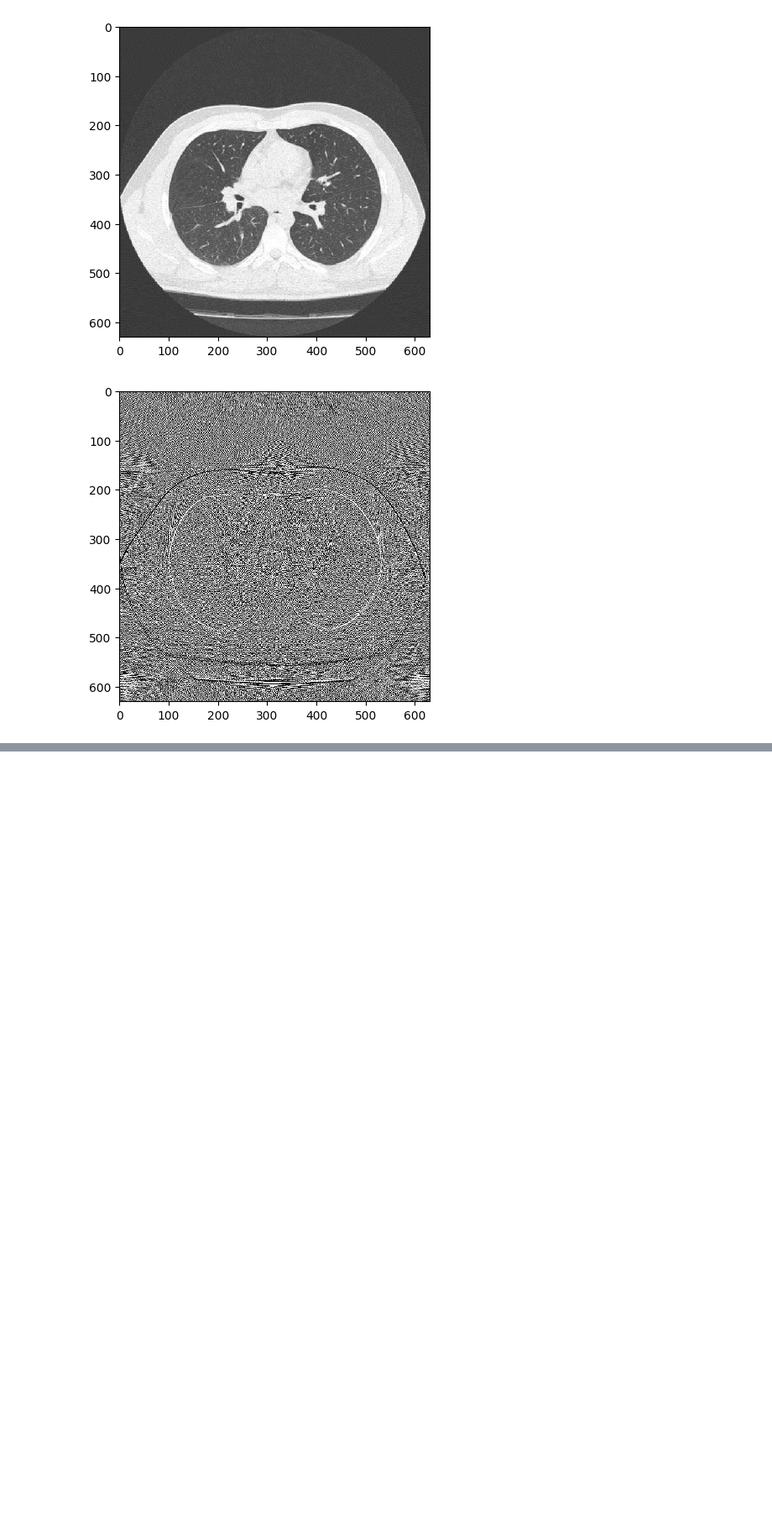
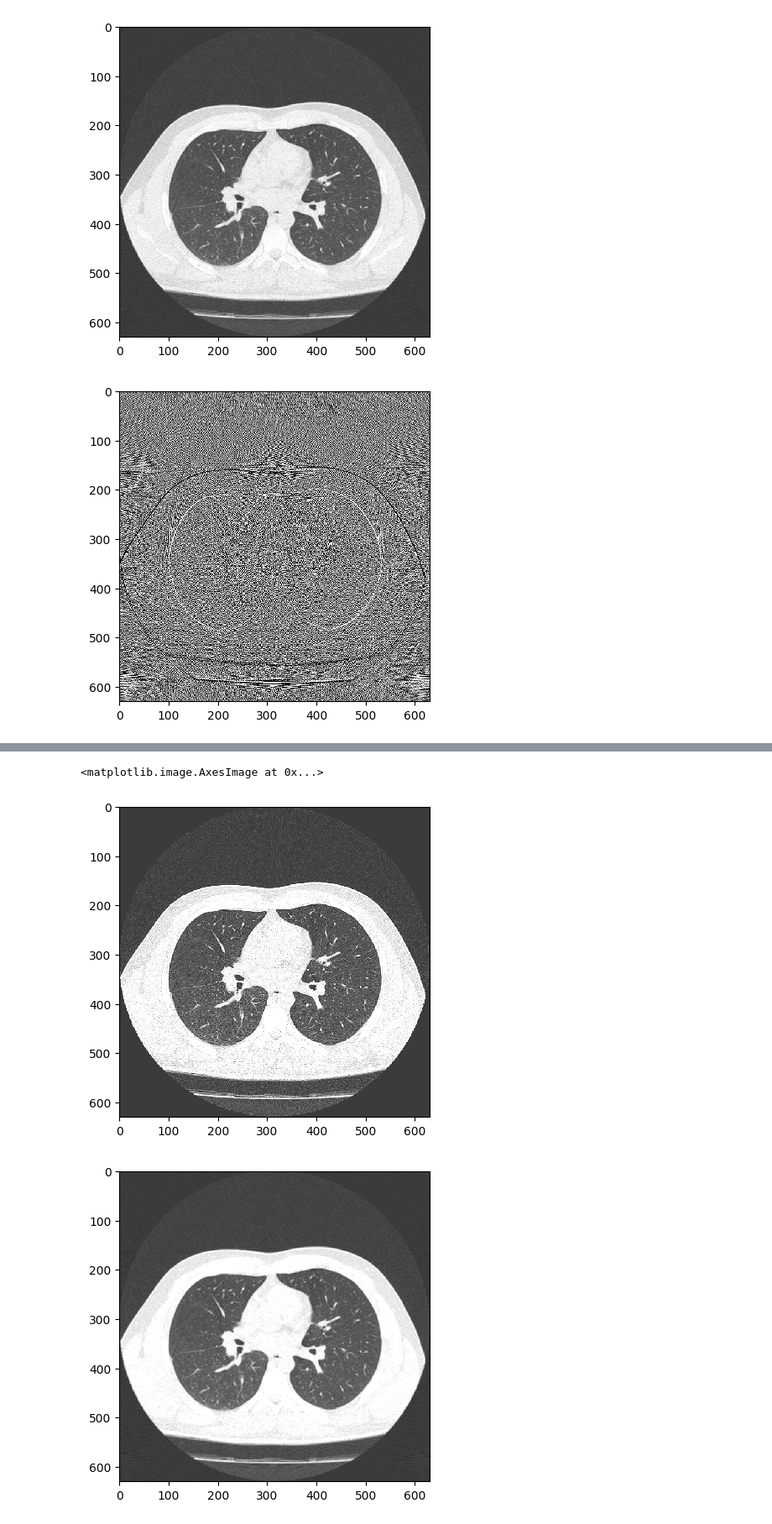
Before and after one commit to wudufan/CTProjector, a Jupyter notebook: example/ex_fp_bp_dd_tf.ipynb, the cells around one changed output, grey strips where cells are left out. Shown at 84% size. Saved outputs shown, nothing was run; the diff lists cells and outputs as text; code cells hidden in the pictures; blank space fills up the shorter version.

Commit message:
filter tf tested

```diff
--- a/example/ex_fp_bp_dd_tf.ipynb
+++ b/example/ex_fp_bp_dd_tf.ipynb
@@ -227,3 +227,20 @@ print(np.abs(bp - bp_ref).max())
 [figure]
 [figure]
 [figure]
+# %%
+# test training
+fp_input = fp[:, :, 0, :, :]
+label = img_input * 1.1
+model_input = tf.keras.layers.Input(shape=[fp.shape[1], fp.shape[3], 1])
+x = tf.keras.layers.Conv2D(1, 1, padding='same', use_bias=False)(model_input)
+x = x[:, :, tf.newaxis, :, :]
+x = filter_model(x)
+x = bp_model(x)
+
+model = tf.keras.Model(inputs=model_input, outputs=x)
+optimizer = tf.keras.optimizers.Adam(0.01)
+loss = tf.keras.losses.MeanSquaredError()
+
+model.compile(optimizer, loss)
+# %%
+model.fit(fp_input, label, batch_size=4, epochs=100)
@@ -229,0 +270,12 @@ print(np.abs(bp - bp_ref).max())
+# %%
+pred = model.predict(fp_input)
+# %%
+plt.figure()
+plt.imshow(label[label.shape[0] // 2, 0, :, :, 0], 'gray', vmin=vmin, vmax=vmax)
+
+plt.figure()
+plt.imshow(pred[pred.shape[0] // 2, 0, :, :, 0], 'gray', vmin=vmin, vmax=vmax)
+# %% [output]
+<matplotlib.image.AxesImage at 0x...>
+[figure, added]
+[figure, added]
```
Also changed, not shown: parts of 7 cells of this notebook, 3 other files.
